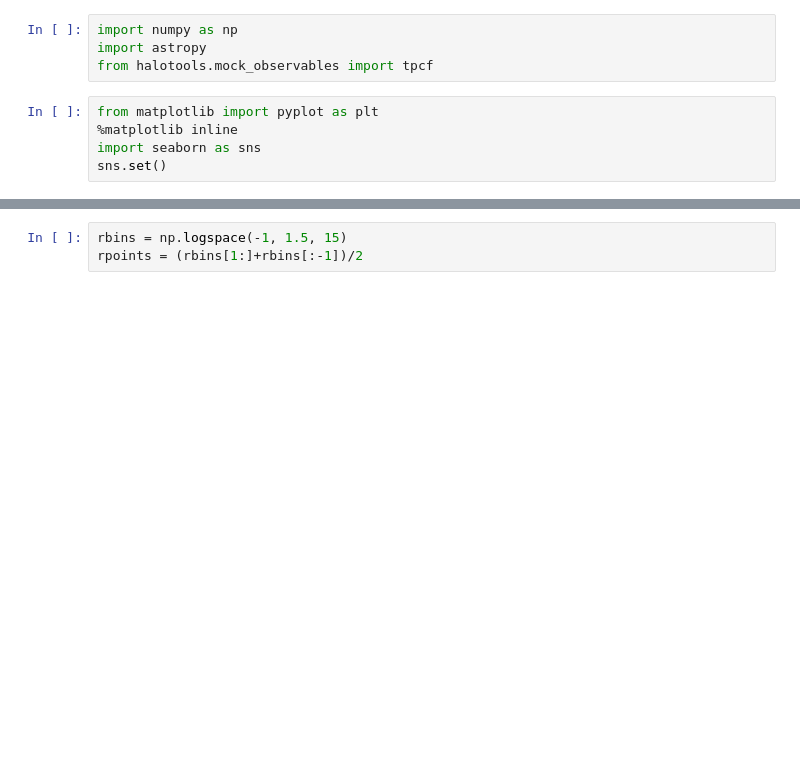
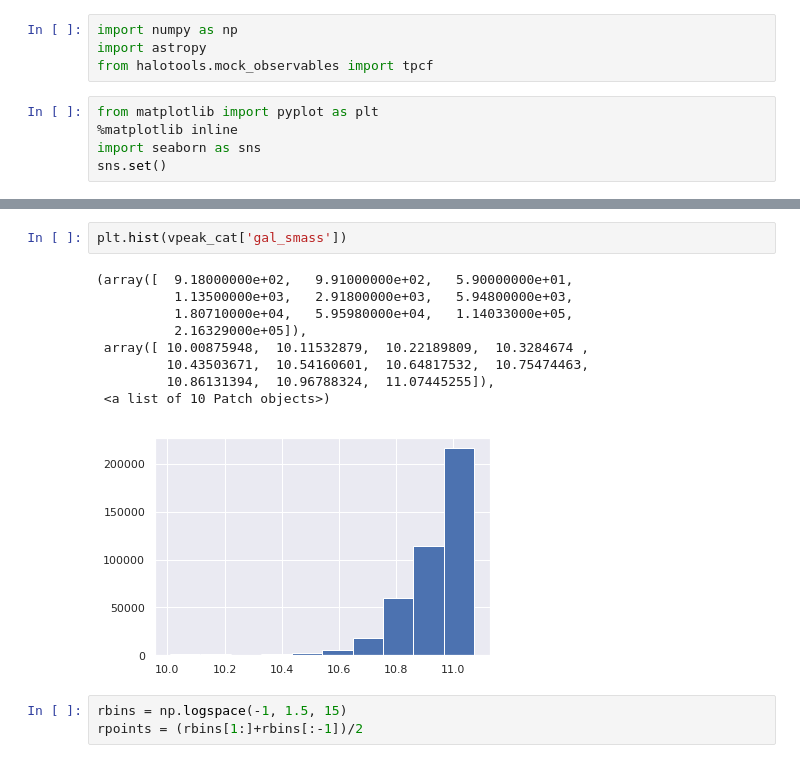
Before and after one commit to mclaughlin6464/pearce, a Jupyter notebook: notebooks/AB_tests/ZhongXu SHAM Clustering Comparison.ipynb, the cells around one changed output, grey strips where cells are left out. Cells and saved outputs as stored; diff of their text form; blank space fills up the shorter version.

```diff
--- a/notebooks/AB_tests/ZhongXu SHAM Clustering Comparison.ipynb
+++ b/notebooks/AB_tests/ZhongXu SHAM Clustering Comparison.ipynb
@@ -53,3 +52,15 @@ elif simname == 'multidark':
+# %%
+plt.hist(vpeak_cat['gal_smass'])
+# %% [output]
+(array([  9.18000000e+02,   9.91000000e+02,   5.90000000e+01,
+          1.13500000e+03,   2.91800000e+03,   5.94800000e+03,
+          1.80710000e+04,   5.95980000e+04,   1.14033000e+05,
+          2.16329000e+05]),
+ array([ 10.00875948,  10.11532879,  10.22189809,  10.3284674 ,
+         10.43503671,  10.54160601,  10.64817532,  10.75474463,
+         10.86131394,  10.96788324,  11.07445255]),
+ <a list of 10 Patch objects>)
+[figure, added]
 # %%
 rbins = np.logspace(-1, 1.5, 15)
 rpoints = (rbins[1:]+rbins[:-1])/2
```
Also changed, not shown: parts of 17 cells of this notebook, 14 other files.
